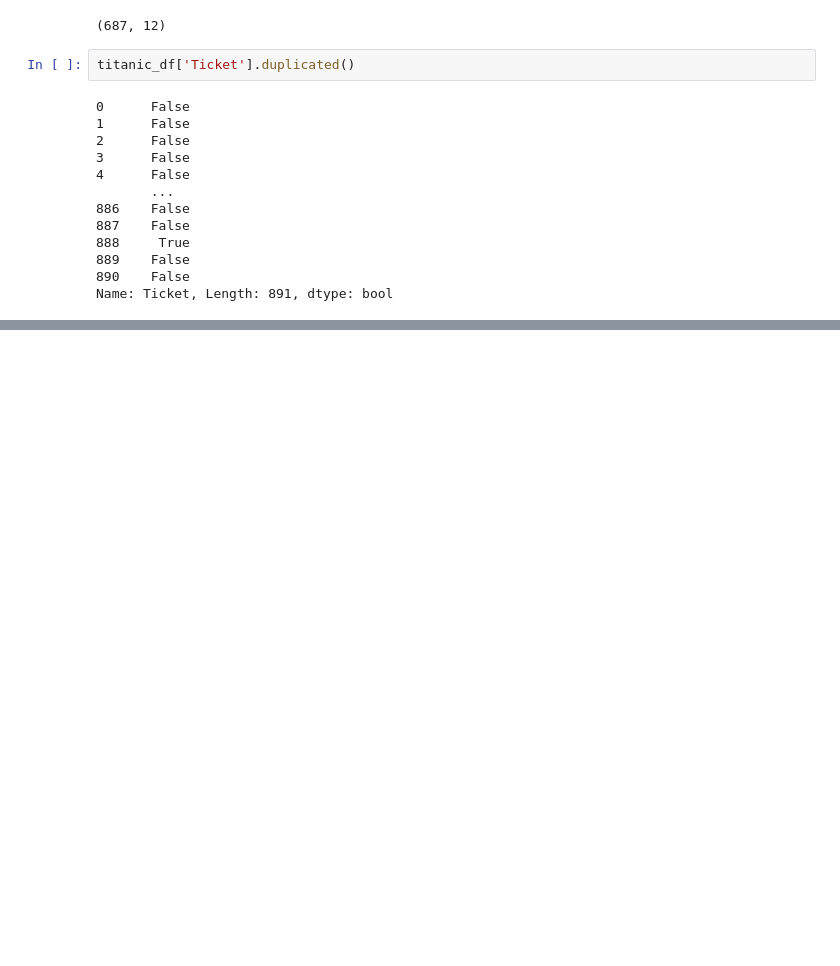
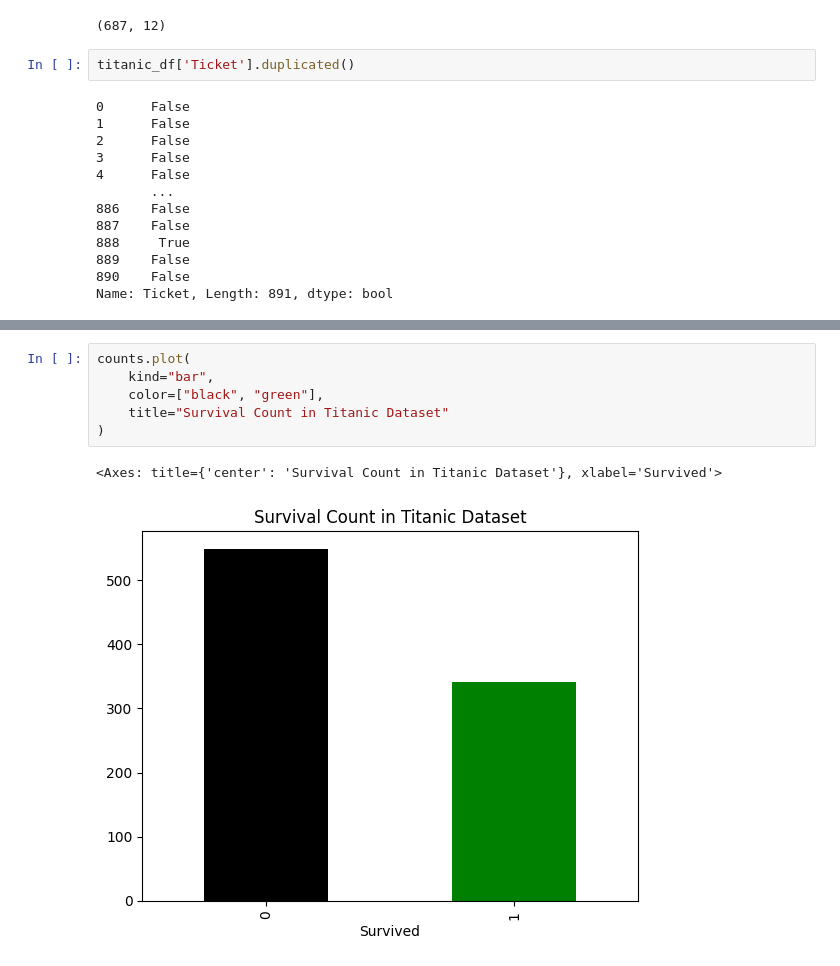
Before and after one commit to Shirissh24/datascience, a Jupyter notebook: pandas.ipynb, the cells around one changed output, grey strips where cells are left out. Drawn from its saved outputs; the diff is of its cells as text; blank space fills up the shorter version.

```diff
--- a/pandas.ipynb
+++ b/pandas.ipynb
@@ -305,0 +533,9 @@ Name: Ticket, Length: 891, dtype: bool
+# %%
+counts.plot(
+    kind="bar",
+    color=["black", "green"],
+    title="Survival Count in Titanic Dataset"
+)
+# %% [output]
+<Axes: title={'center': 'Survival Count in Titanic Dataset'}, xlabel='Survived'>
+[figure, added]
```
Also changed, not shown: parts of 27 cells of this notebook.
